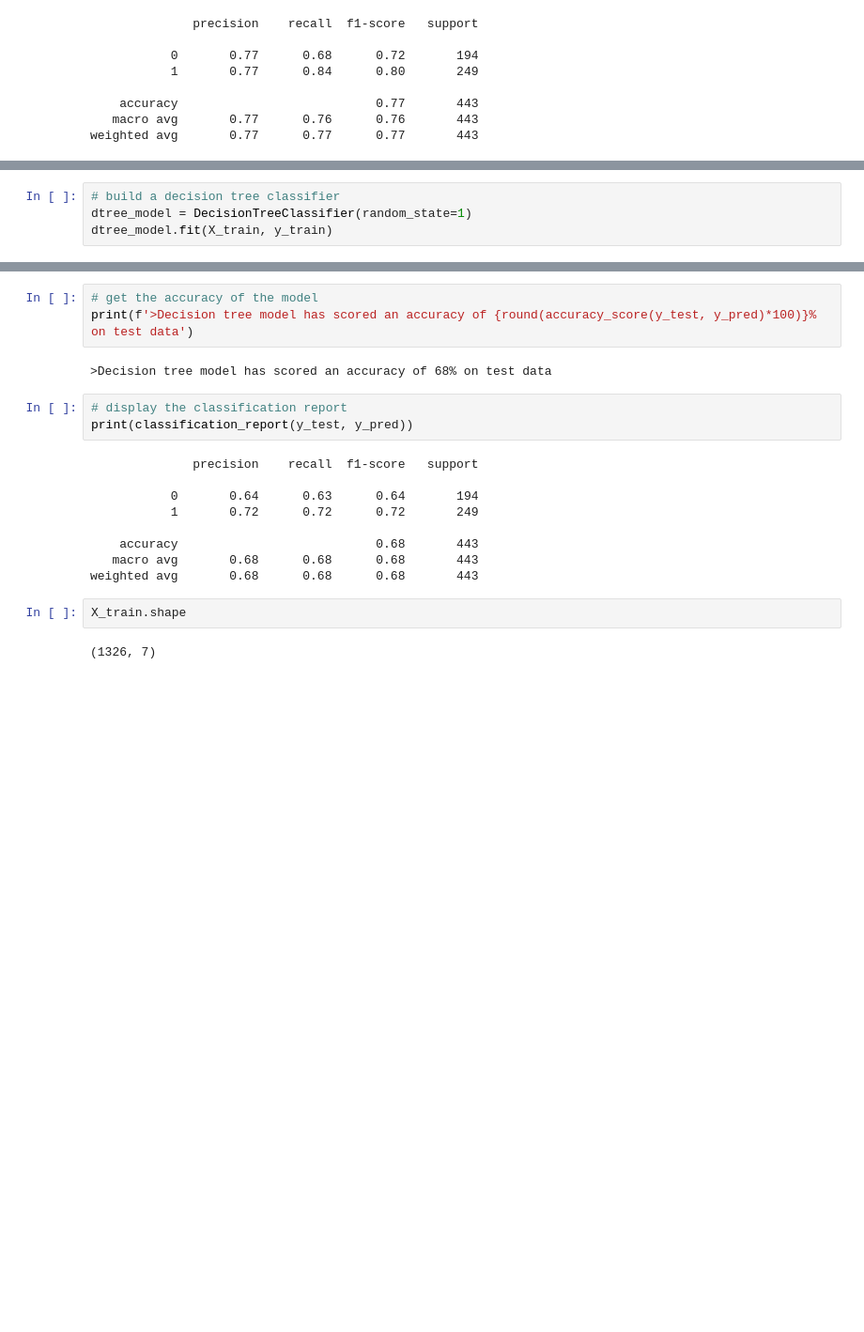
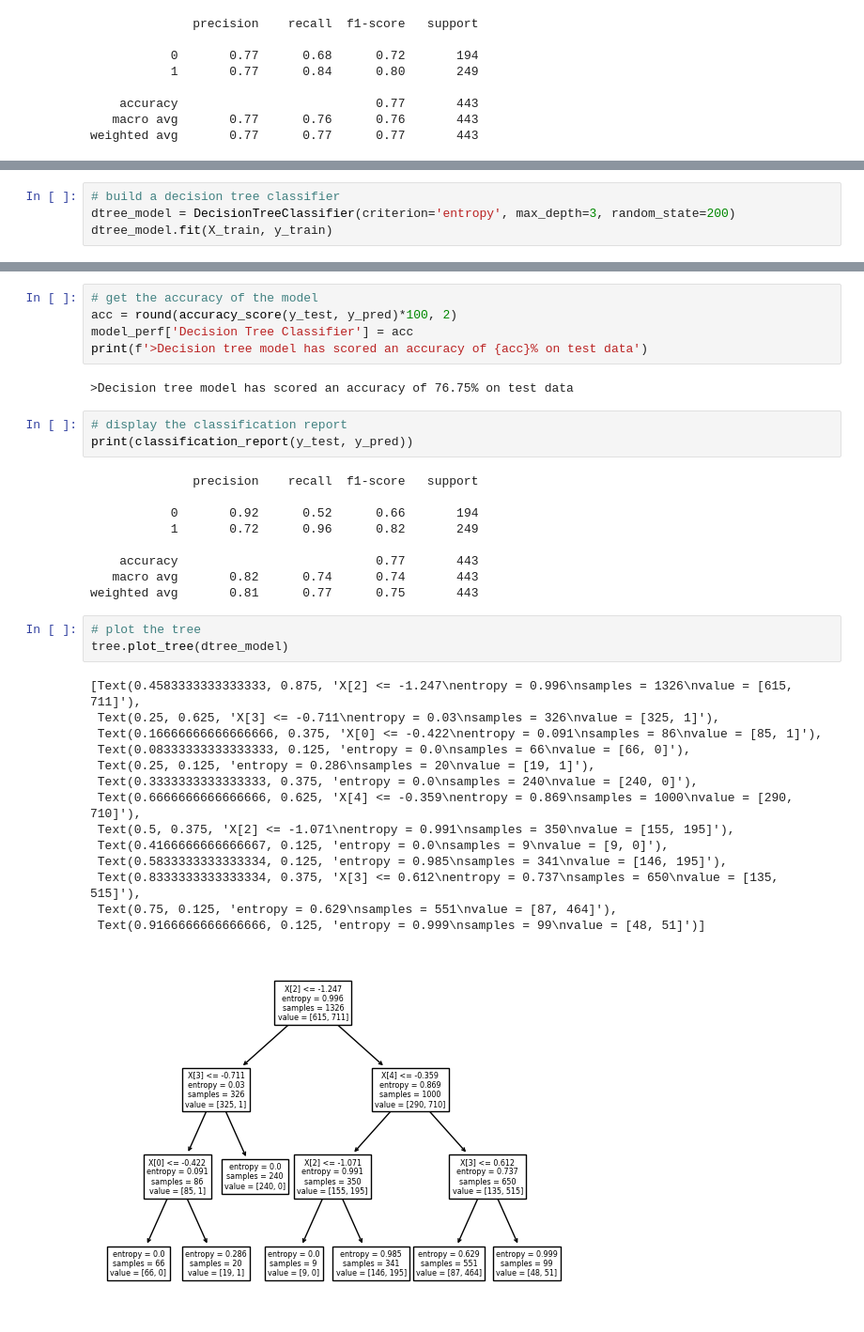
Before and after one commit to supmathews/ITV-live-online-career-challenge, a Jupyter notebook: itv_challenge_solution.ipynb, the cells around one changed output, grey strips where cells are left out. Shown at 94% size. Cells and saved outputs as stored; diff of their text form; blank space fills up the shorter version.

```diff
--- a/itv_challenge_solution.ipynb
+++ b/itv_challenge_solution.ipynb
@@ -938,5 +954,5 @@ weighted avg       0.77      0.77      0.77       443
 # %%
 # build a decision tree classifier
-dtree_model = DecisionTreeClassifier(random_state=1)
+dtree_model = DecisionTreeClassifier(criterion='entropy', max_depth=3, random_state=200)
 dtree_model.fit(X_train, y_train)
 # %% [output]
@@ -945,22 +962,38 @@ DecisionTreeClassifier(random_state=1)
 y_pred = dtree_model.predict(X_test)
 # %%
 # get the accuracy of the model
-print(f'>Decision tree model has scored an accuracy of {round(accuracy_score(y_test, y_pred)*100)}% on test data')
+acc = round(accuracy_score(y_test, y_pred)*100, 2)
+model_perf['Decision Tree Classifier'] = acc
+print(f'>Decision tree model has scored an accuracy of {acc}% on test data')
 # %% [output]
->Decision tree model has scored an accuracy of 68% on test data
+>Decision tree model has scored an accuracy of 76.75% on test data
 # %%
 # display the classification report
 print(classification_report(y_test, y_pred))
 # %% [output]
               precision    recall  f1-score   support
 
-           0       0.64      0.63      0.64       194
-           1       0.72      0.72      0.72       249
+           0       0.92      0.52      0.66       194
+           1       0.72      0.96      0.82       249
 
-    accuracy                           0.68       443
-   macro avg       0.68      0.68      0.68       443
-weighted avg       0.68      0.68      0.68       443
+    accuracy                           0.77       443
+   macro avg       0.82      0.74      0.74       443
+weighted avg       0.81      0.77      0.75       443
-# %%
-X_train.shape
-# %% [output]
-(1326, 7)
+# %%
+# plot the tree
+tree.plot_tree(dtree_model)
+# %% [output]
+[Text(0.4583333333333333, 0.875, 'X[2] <= -1.247\nentropy = 0.996\nsamples = 1326\nvalue = [615, 711]'),
+ Text(0.25, 0.625, 'X[3] <= -0.711\nentropy = 0.03\nsamples = 326\nvalue = [325, 1]'),
+ Text(0.16666666666666666, 0.375, 'X[0] <= -0.422\nentropy = 0.091\nsamples = 86\nvalue = [85, 1]'),
+ Text(0.08333333333333333, 0.125, 'entropy = 0.0\nsamples = 66\nvalue = [66, 0]'),
+ Text(0.25, 0.125, 'entropy = 0.286\nsamples = 20\nvalue = [19, 1]'),
+ Text(0.3333333333333333, 0.375, 'entropy = 0.0\nsamples = 240\nvalue = [240, 0]'),
+ Text(0.6666666666666666, 0.625, 'X[4] <= -0.359\nentropy = 0.869\nsamples = 1000\nvalue = [290, 710]'),
+ Text(0.5, 0.375, 'X[2] <= -1.071\nentropy = 0.991\nsamples = 350\nvalue = [155, 195]'),
+ Text(0.4166666666666667, 0.125, 'entropy = 0.0\nsamples = 9\nvalue = [9, 0]'),
+ Text(0.5833333333333334, 0.125, 'entropy = 0.985\nsamples = 341\nvalue = [146, 195]'),
+ Text(0.8333333333333334, 0.375, 'X[3] <= 0.612\nentropy = 0.737\nsamples = 650\nvalue = [135, 515]'),
+ Text(0.75, 0.125, 'entropy = 0.629\nsamples = 551\nvalue = [87, 464]'),
+ Text(0.9166666666666666, 0.125, 'entropy = 0.999\nsamples = 99\nvalue = [48, 51]')]
+[figure, added]
```
Also changed, not shown: parts of 50 cells of this notebook.
